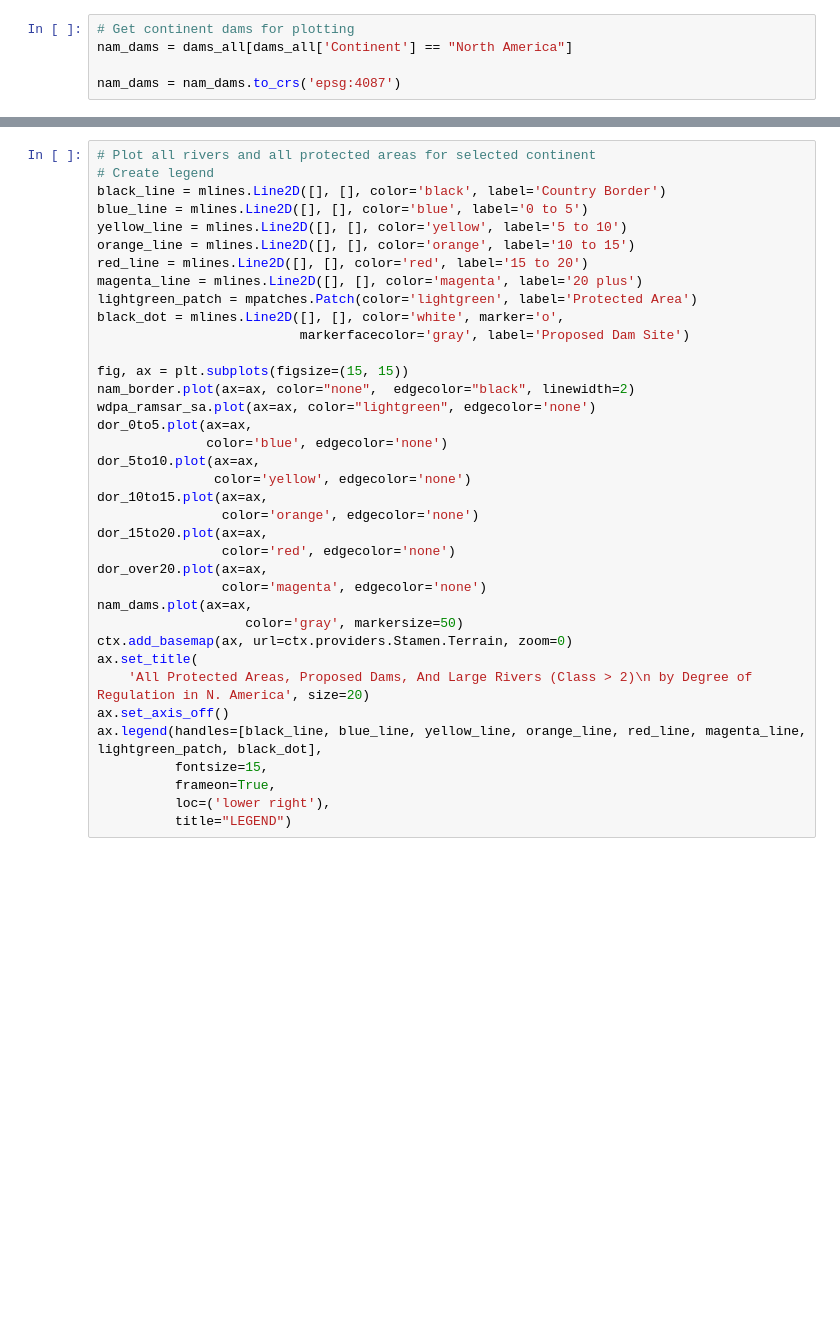
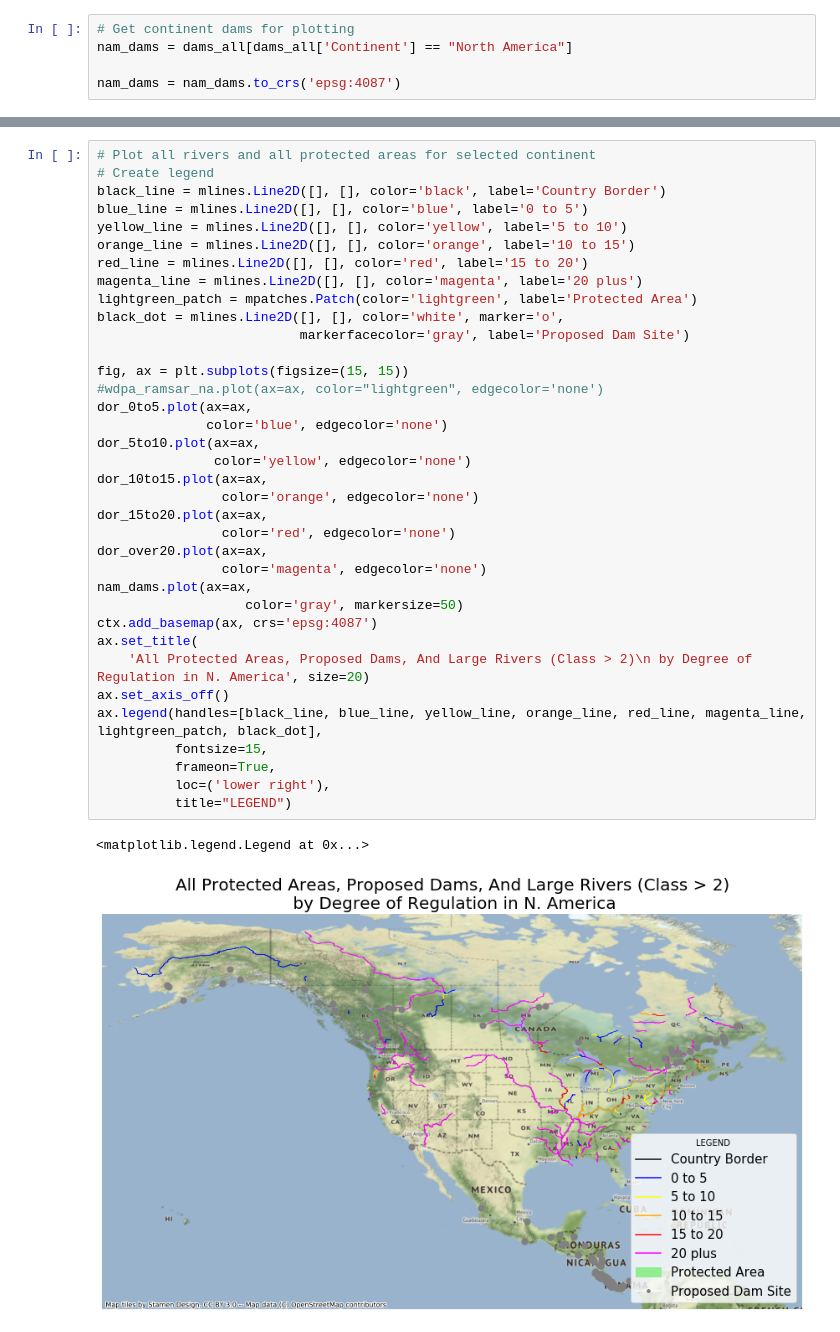
Before and after one commit to lherwehe/global-dam-impacts, a Jupyter notebook: final-notebooks/dam-impacts-on-protected-areas-calc-nam.ipynb, the cells around one changed output, grey strips where cells are left out. Drawn from its saved outputs; the diff is of its cells as text; blank space fills up the shorter version.

```diff
--- a/final-notebooks/dam-impacts-on-protected-areas-calc-nam.ipynb
+++ b/final-notebooks/dam-impacts-on-protected-areas-calc-nam.ipynb
@@ -349,36 +373,38 @@ black_line = mlines.Line2D([], [], color='black', label='Country Border')
 blue_line = mlines.Line2D([], [], color='blue', label='0 to 5')
 yellow_line = mlines.Line2D([], [], color='yellow', label='5 to 10')
 orange_line = mlines.Line2D([], [], color='orange', label='10 to 15')
 red_line = mlines.Line2D([], [], color='red', label='15 to 20')
 magenta_line = mlines.Line2D([], [], color='magenta', label='20 plus')
 lightgreen_patch = mpatches.Patch(color='lightgreen', label='Protected Area')
 black_dot = mlines.Line2D([], [], color='white', marker='o',
                           markerfacecolor='gray', label='Proposed Dam Site')
 
 fig, ax = plt.subplots(figsize=(15, 15))
-nam_border.plot(ax=ax, color="none",  edgecolor="black", linewidth=2)
-wdpa_ramsar_sa.plot(ax=ax, color="lightgreen", edgecolor='none')
+#wdpa_ramsar_na.plot(ax=ax, color="lightgreen", edgecolor='none')
 dor_0to5.plot(ax=ax,
               color='blue', edgecolor='none')
 dor_5to10.plot(ax=ax,
                color='yellow', edgecolor='none')
 dor_10to15.plot(ax=ax,
                 color='orange', edgecolor='none')
 dor_15to20.plot(ax=ax,
                 color='red', edgecolor='none')
 dor_over20.plot(ax=ax,
                 color='magenta', edgecolor='none')
 nam_dams.plot(ax=ax,
                    color='gray', markersize=50)
-ctx.add_basemap(ax, url=ctx.providers.Stamen.Terrain, zoom=0)
+ctx.add_basemap(ax, crs='epsg:4087')
 ax.set_title(
     'All Protected Areas, Proposed Dams, And Large Rivers (Class > 2)\n by Degree of Regulation in N. America', size=20)
 ax.set_axis_off()
 ax.legend(handles=[black_line, blue_line, yellow_line, orange_line, red_line, magenta_line, lightgreen_patch, black_dot],
           fontsize=15,
           frameon=True,
           loc=('lower right'),
           title="LEGEND")
+# %% [output]
+<matplotlib.legend.Legend at 0x...>
+[figure, added]
 # %%
 fig, ax1 = plt.subplots(figsize=(20, 10))
 
```
Also changed, not shown: parts of 12 cells of this notebook, 4 other files.
